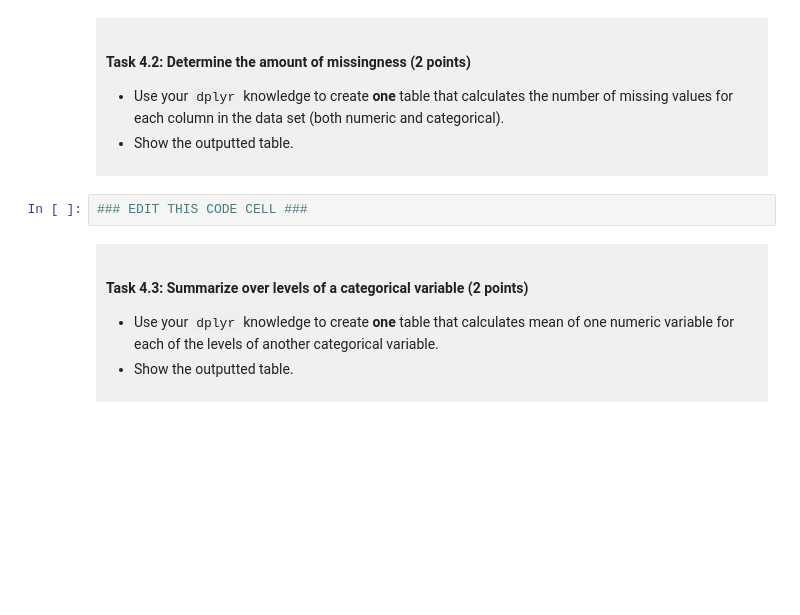
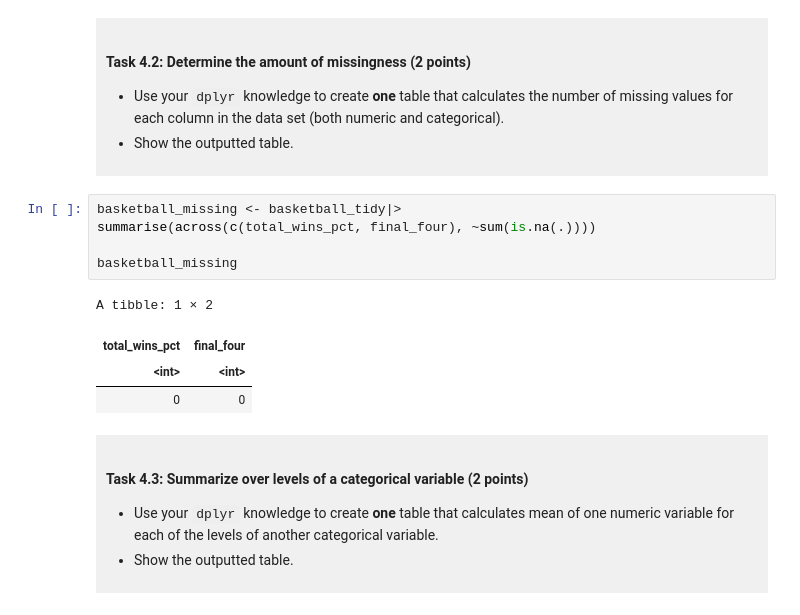
Before and after one commit to hudmun0629/dsci-100-project-Hudson-Munro, a Jupyter notebook: dsci-100-project-notebook.ipynb, the cells around one changed output. Saved outputs shown, nothing was run; the diff lists cells and outputs as text; blank space fills up the shorter version.

```diff
--- a/dsci-100-project-notebook.ipynb
+++ b/dsci-100-project-notebook.ipynb
@@ -277,7 +291,15 @@ You will refine your research question (if needed) and produce a tidy data set.
 - Show the outputted table.
 </div>
 # %%
-### EDIT THIS CODE CELL ###
+basketball_missing <- basketball_tidy|>
+summarise(across(c(total_wins_pct, final_four), ~sum(is.na(.))))
+
+basketball_missing
+# %% [output]
+A tibble: 1 × 2
+| total_wins_pct | final_four |
+| <int> | <int> |
+| 0 | 0 |
 # %% [markdown]
 <div style="background-color: #f0f0f0; padding: 10px;">
 
```
Also changed, not shown: parts of 3 cells of this notebook.
